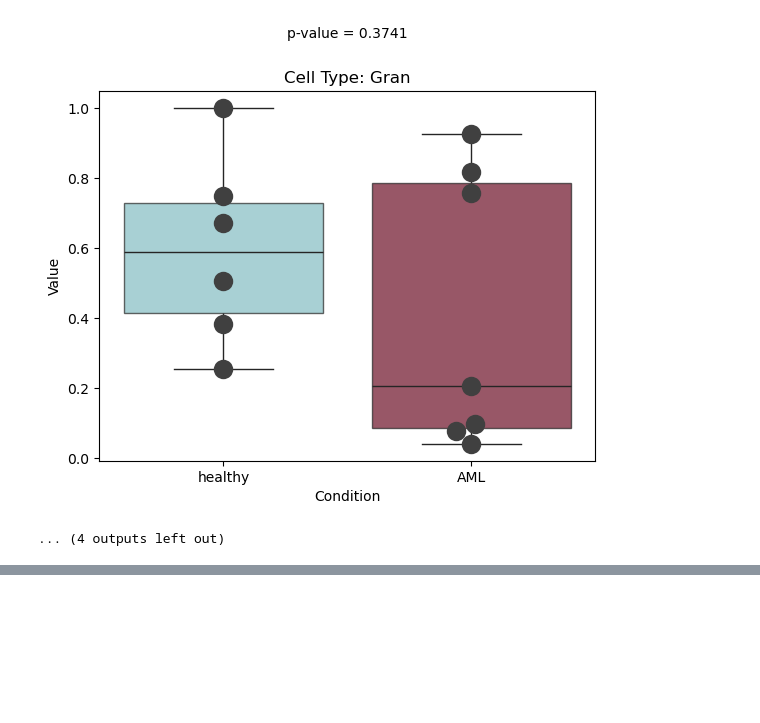
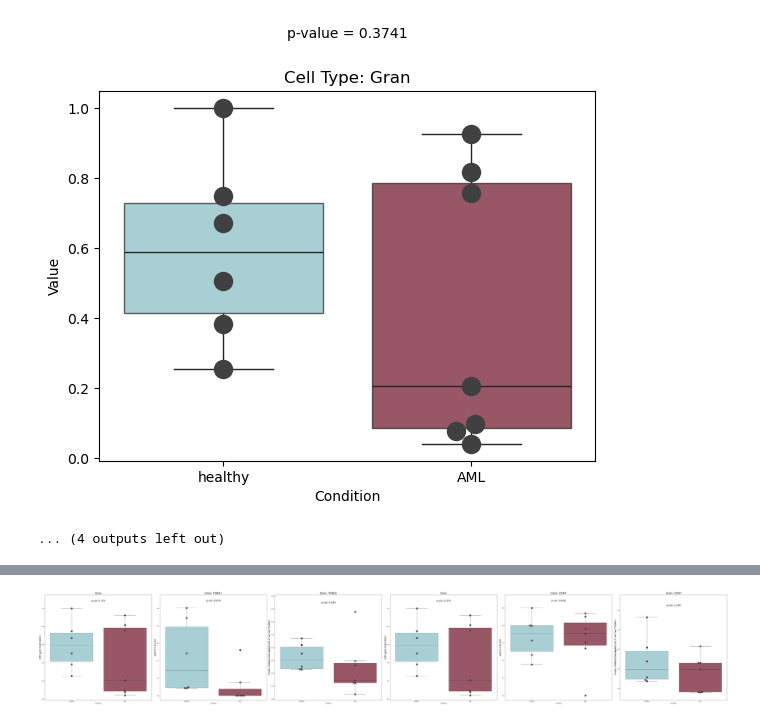
Before and after one commit to SoloveyMaria/community, a Jupyter notebook: docs/showcase_notebooks/Lasry/boxplots.ipynb, the cells around one changed output, grey strips where cells are left out. Cells and saved outputs as stored; diff of their text form; code cells hidden in the pictures; blank space fills up the shorter version.

```diff
--- a/docs/showcase_notebooks/Lasry/boxplots.ipynb
+++ b/docs/showcase_notebooks/Lasry/boxplots.ipynb
@@ -235,0 +224,4 @@ Passing `palette` without assigning `hue` is deprecated and will be removed in v
+# %%
+plot_interaction('Gran:THBS1_Gran:CD47', df_rho_s, df_rho_r, df_a_s, df_a_r, df_e_s_l, df_e_r_r)
+# %% [output]
+[figure, added]
```
Also changed, not shown: parts of 19 cells of this notebook, 7 other files.
